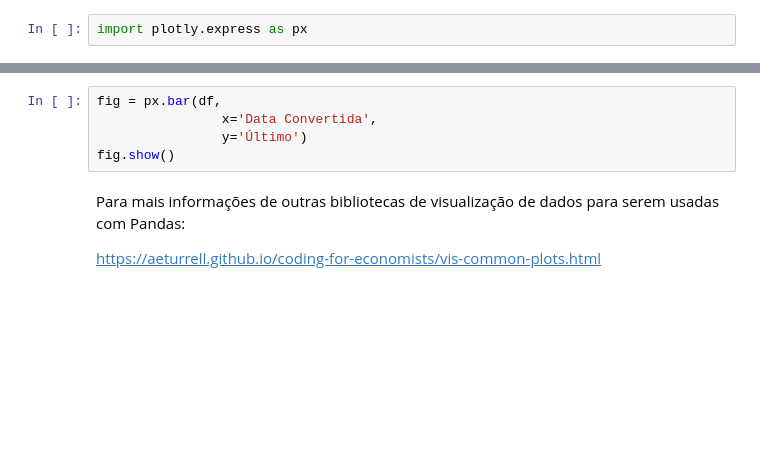
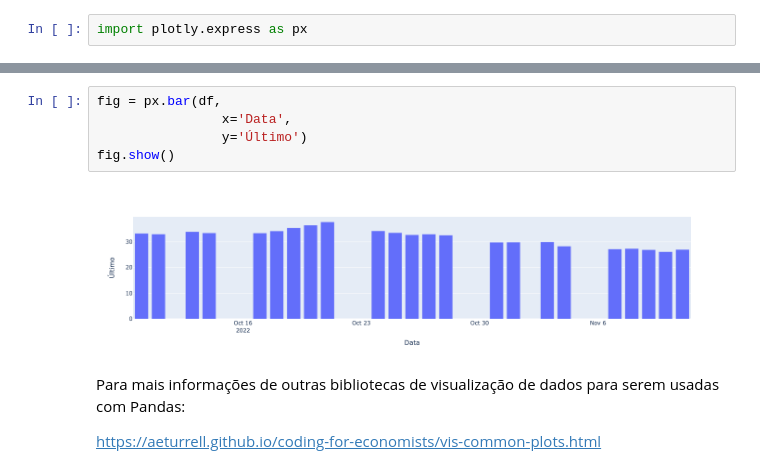
Before and after one commit to filipecalegario/intro-programacao-python, a Jupyter notebook: 10_Dados_Visualizacao/Pandas.ipynb, the cells around one changed output, grey strips where cells are left out. Saved outputs shown, nothing was run; the diff lists cells and outputs as text; blank space fills up the shorter version.

```diff
--- a/10_Dados_Visualizacao/Pandas.ipynb
+++ b/10_Dados_Visualizacao/Pandas.ipynb
@@ -447,8 +1047,10 @@ fig.show()
 # %%
 fig = px.bar(df,
-                x='Data Convertida',
+                x='Data',
                 y='Último')
 fig.show()
+# %% [output]
+[figure, added]
 # %% [markdown]
 Para mais informações de outras bibliotecas de visualização de dados para serem usadas com Pandas:
 
```
Also changed, not shown: parts of 54 cells of this notebook.
